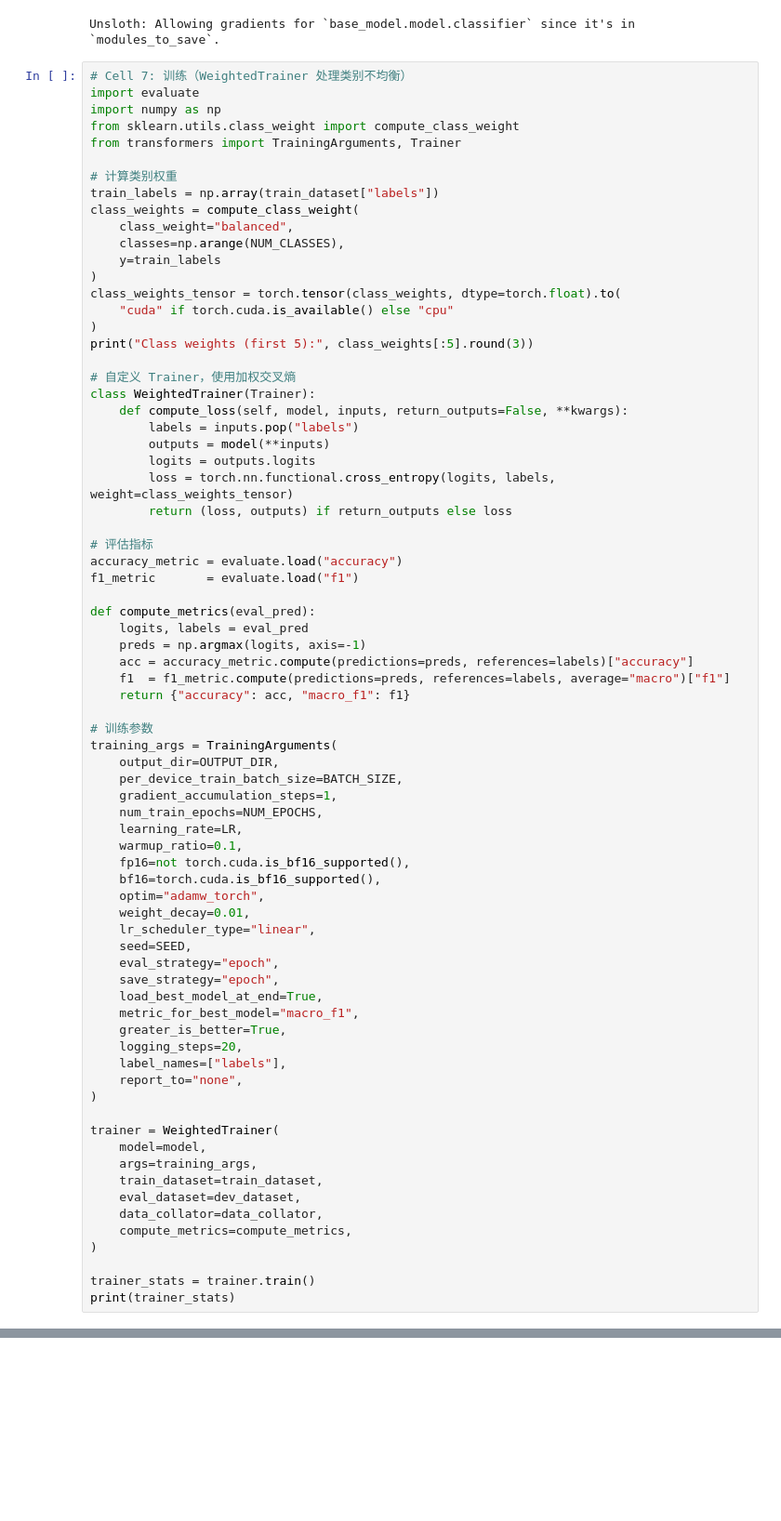
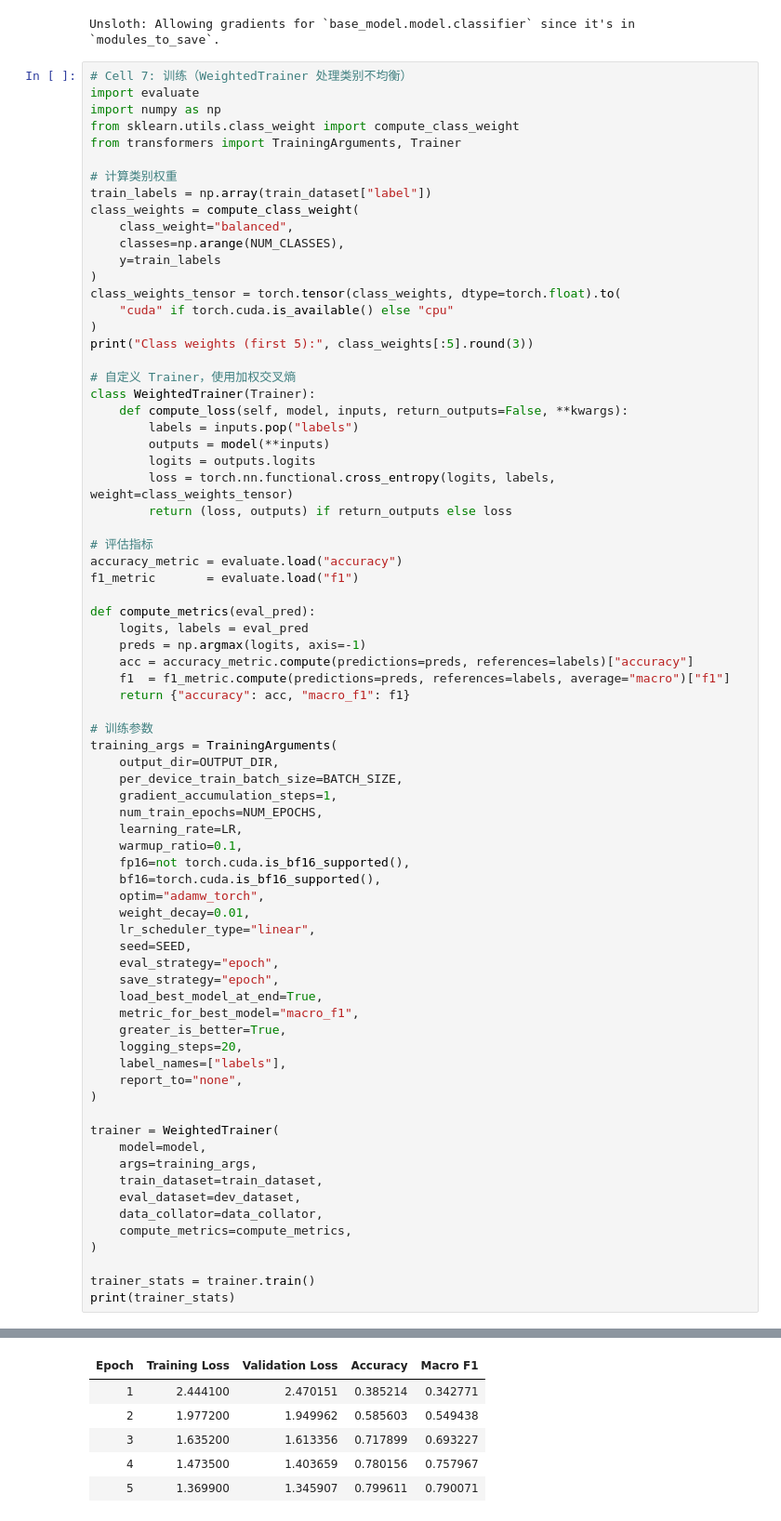
Before and after one commit to Dejintime/NLPCC_Task2, a Jupyter notebook: track1/encoder/deberta_v3_large_lora_weighted.ipynb, the cells around one changed output, grey strips where cells are left out. Shown at 93% size. Cells and saved outputs as stored; diff of their text form; blank space fills up the shorter version.

```diff
--- a/track1/encoder/deberta_v3_large_lora_weighted.ipynb
+++ b/track1/encoder/deberta_v3_large_lora_weighted.ipynb
@@ -193,7 +199,7 @@ from sklearn.utils.class_weight import compute_class_weight
 from transformers import TrainingArguments, Trainer
 
 # 计算类别权重
-train_labels = np.array(train_dataset["labels"])
+train_labels = np.array(train_dataset["label"])
 class_weights = compute_class_weight(
     class_weight="balanced",
     classes=np.arange(NUM_CLASSES),
@@ -269,0 +276,6 @@ Unsloth: Will smartly offload gradients to save VRAM!
+| Epoch | Training Loss | Validation Loss | Accuracy | Macro F1 |
+| 1 | 2.444100 | 2.470151 | 0.385214 | 0.342771 |
+| 2 | 1.977200 | 1.949962 | 0.585603 | 0.549438 |
+| 3 | 1.635200 | 1.613356 | 0.717899 | 0.693227 |
+| 4 | 1.473500 | 1.403659 | 0.780156 | 0.757967 |
+| 5 | 1.369900 | 1.345907 | 0.799611 | 0.790071 |
```
Also changed, not shown: parts of 6 cells of this notebook, 10 other files.
